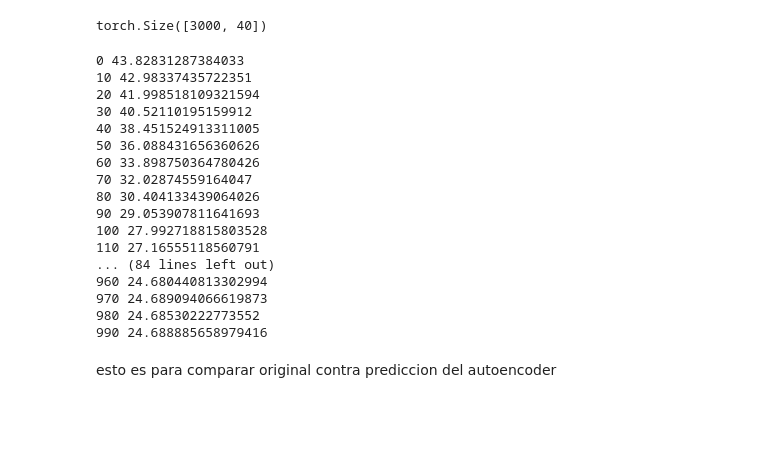
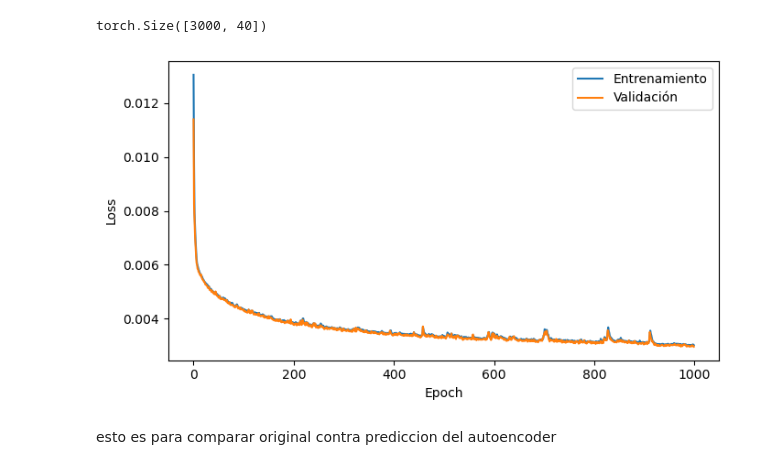
Before and after one commit to luisllanca/gaiainf, a Jupyter notebook: code/train_autoenc.ipynb, the cells around one changed output. Drawn from its saved outputs; the diff is of its cells as text; code cells hidden in the pictures; blank space fills up the shorter version.

```diff
--- a/code/train_autoenc.ipynb
+++ b/code/train_autoenc.ipynb
@@ -45,38 +51,48 @@ class Autoencoder(nn.Module):
     def forward(self, x):
         return self.decode(self.encode(x))
 # %%
+from torch.utils.data.dataset import random_split
+from tqdm.notebook import tqdm
 model = Autoencoder()
-loader = DataLoader(data_lc.float().reshape(-1,40), batch_size=64, shuffle=True)
-optimizer = torch.optim.Adam(model.parameters(), lr=1e-5)
+train_dataset,valid_dataset = random_split(data_lc,[2000,1000])
+loader_train = DataLoader(train_dataset.dataset.float().reshape(-1,40), batch_size=64, shuffle=True)
+loader_valid = DataLoader(valid_dataset.dataset.float().reshape(-1,40), batch_size=64, shuffle=True)
+optimizer = torch.optim.Adam(model.parameters(), lr=1e-3)
 criterion = torch.nn.MSELoss()
-for epoch in range(1000):
-    loss_epoch = 0.0
-    for data in loader:
+epocas = 1000
+loss_g = np.zeros((epocas,2))
+best_valid_loss = 1e4
+for epoch in tqdm(range(epocas)):
+    loss_epoch_train = 0.0
+    loss_epoch_valid = 0.0
+    for data in loader_train:#entrenamiento
         optimizer.zero_grad()
         prediction = model(data)
         loss = criterion(prediction, data)
         loss.backward()
         optimizer.step()
-        loss_epoch += loss.item()
-    if epoch % 10 == 0:
-        print(f"{epoch} {loss_epoch}")
+        loss_epoch_train += loss.item()
+    loss_g[epoch,0] = loss_epoch_train/len(loader_train.dataset)
+    for data in loader_valid:
+        prediction = model(data)
+        loss = criterion(prediction,data)
+        loss_epoch_valid += loss.item()
+    loss_g[epoch,1] = loss_epoch_valid/len(loader_valid.dataset)
+    if loss < best_valid_loss:
+        best_valid_loss = loss
+        torch.save({'epoca': epoch,
+                        'model_state_dict': model.state_dict(),
+                        'optimizer_state_dict': optimizer.state_dict(),
+                        'loss': loss},
+                       'best_model.pt')
-# %% [output]
-0 43.82831287384033
-10 42.98337435722351
-20 41.998518109321594
-30 40.52110195159912
-40 38.451524913311005
-50 36.088431656360626
-60 33.898750364780426
-70 32.02874559164047
-80 30.404133439064026
-90 29.053907811641693
-100 27.992718815803528
-110 27.16555118560791
-... (84 lines left out)
-960 24.680440813302994
-970 24.689094066619873
-980 24.68530222773552
-990 24.688885658979416
+# %%
+fig, ax = plt.subplots(figsize=(7, 4), tight_layout=True)
+ax.plot(loss_g[:, 0], label='Entrenamiento')
+ax.plot(loss_g[:, 1], label='Validación')
+ax.set_xlabel('Epoch')
+ax.set_ylabel('Loss')
+ax.legend();
+# %% [output]
+[figure, added]
 # %% [markdown]
 esto es para comparar original contra prediccion del autoencoder
```
Also changed, not shown: parts of 4 cells of this notebook.
